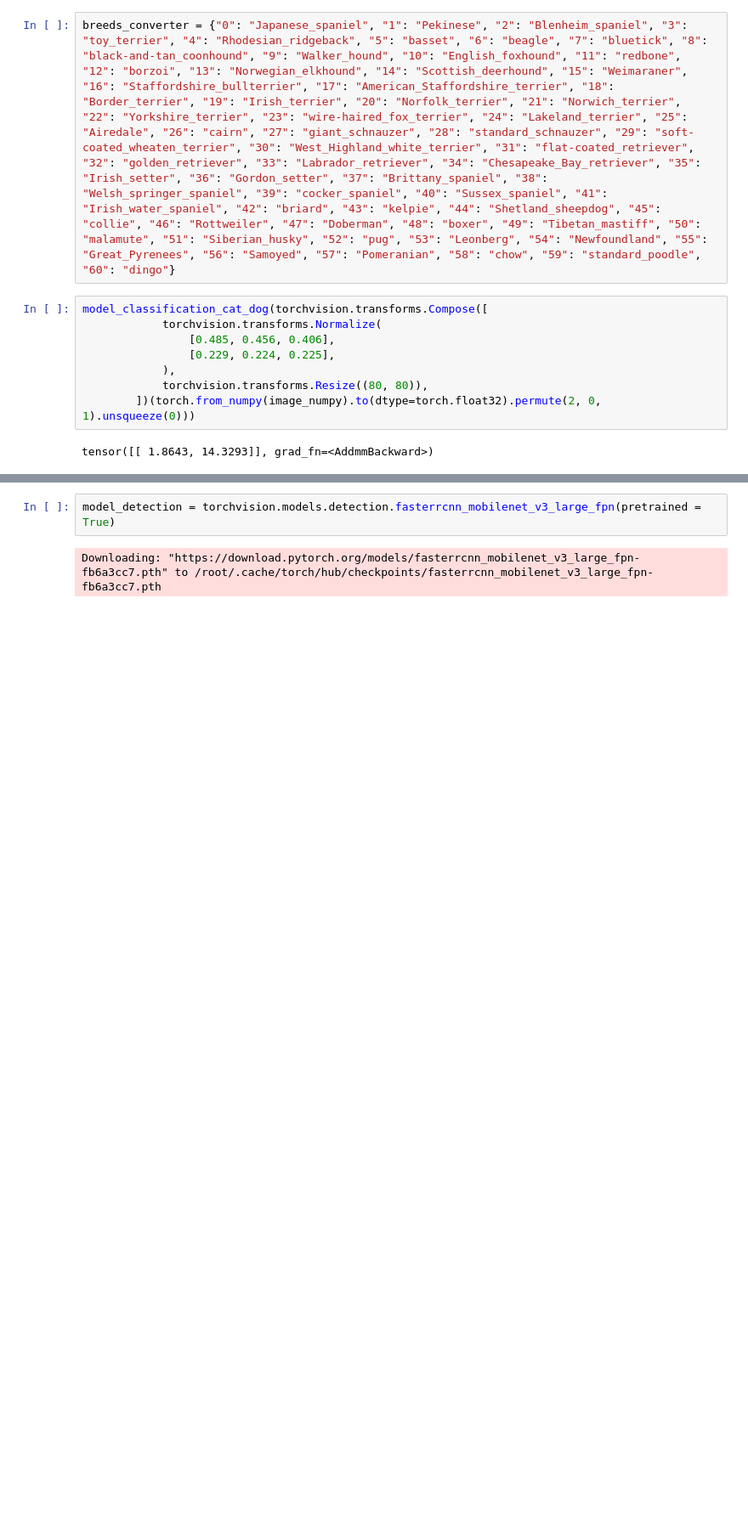
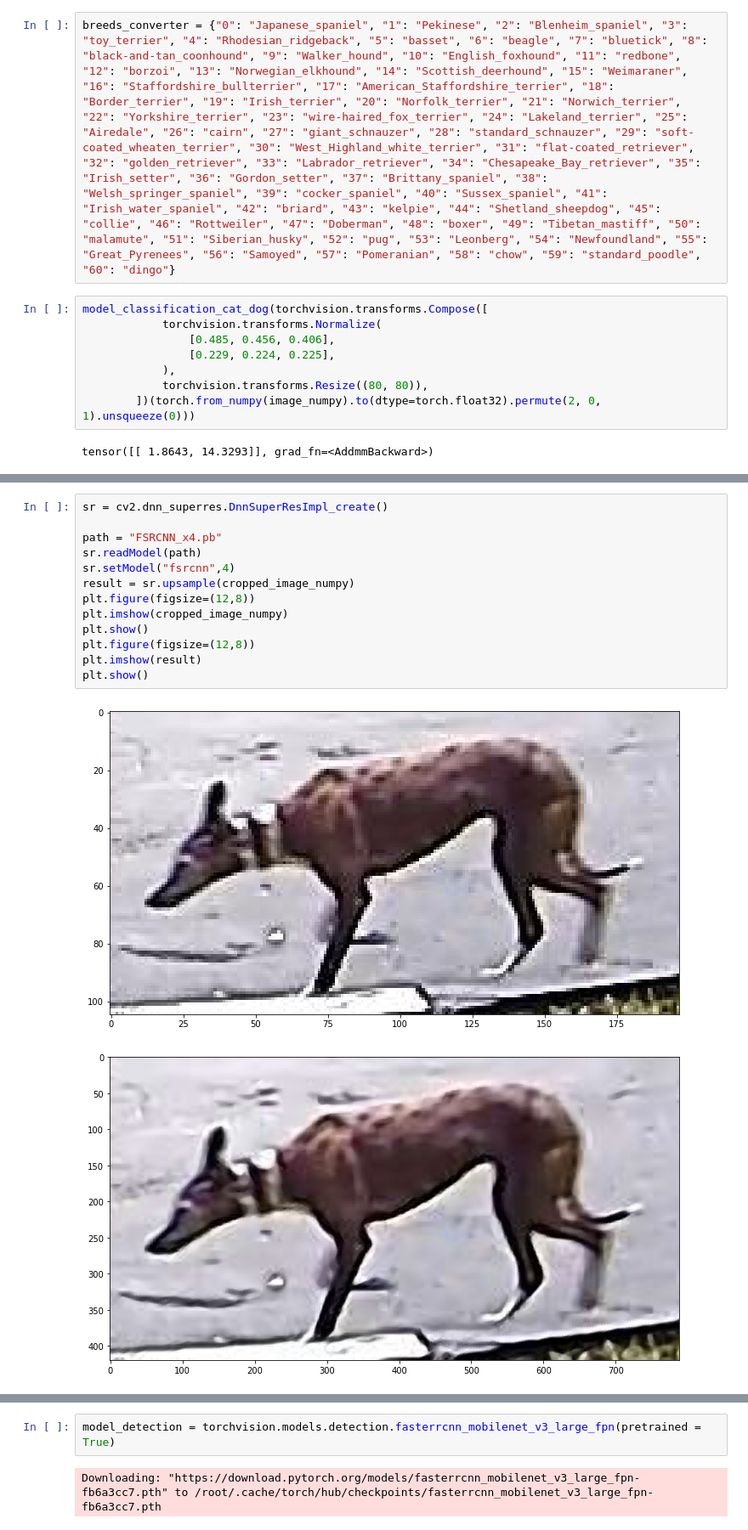
Before and after one commit to kirrya95/leaders2021, a Jupyter notebook: main_class_leaders2021.ipynb, the cells around one changed output, grey strips where cells are left out. Shown at 85% size. Saved outputs shown, nothing was run; the diff lists cells and outputs as text; blank space fills up the shorter version.

```diff
--- a/main_class_leaders2021.ipynb
+++ b/main_class_leaders2021.ipynb
@@ -289,0 +359,16 @@ tensor([[ 1.8643, 14.3293]], grad_fn=<AddmmBackward>)
+# %%
+sr = cv2.dnn_superres.DnnSuperResImpl_create()
+
+path = "FSRCNN_x4.pb"
+sr.readModel(path)
+sr.setModel("fsrcnn",4)
+result = sr.upsample(cropped_image_numpy)
+plt.figure(figsize=(12,8))
+plt.imshow(cropped_image_numpy)
+plt.show()
+plt.figure(figsize=(12,8))
+plt.imshow(result)
+plt.show()
+# %% [output]
+[figure, added]
+[figure, added]
```
Also changed, not shown: parts of 21 cells of this notebook.
